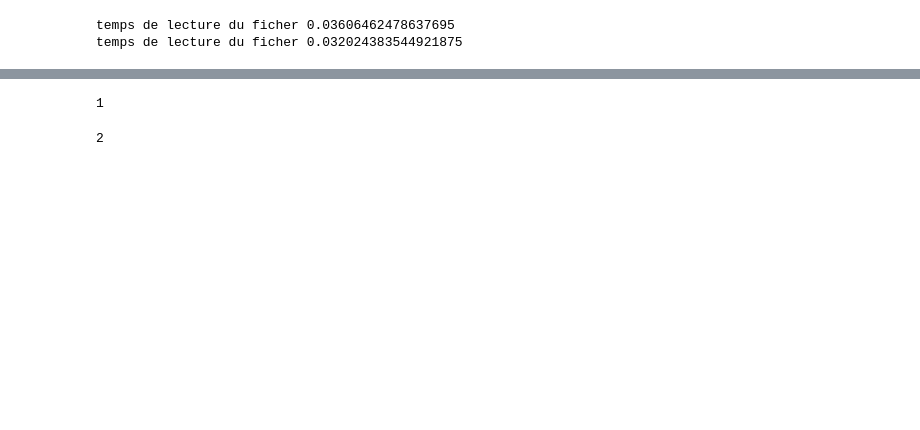
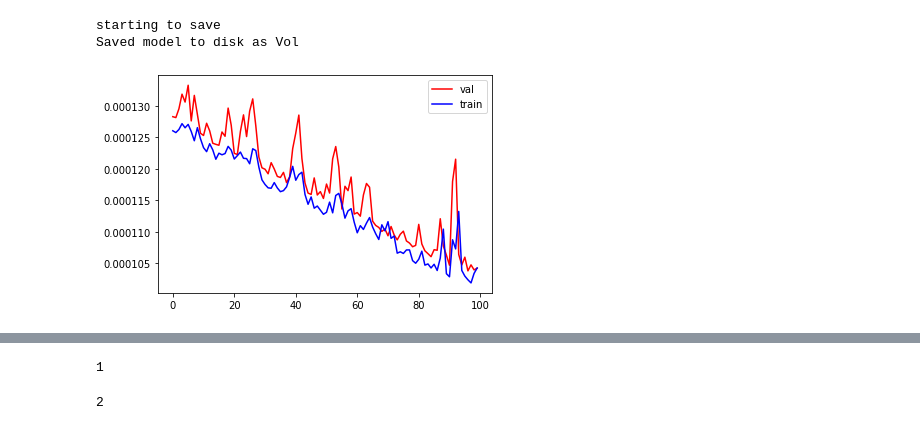
Before and after one commit to emergix/POC_Netap_Nvidia, a Jupyter notebook: ServerVersion.ipynb, the cells around one changed output, grey strips where cells are left out. Drawn from its saved outputs; the diff is of its cells as text; code cells hidden in the pictures; blank space fills up the shorter version.

```diff
--- a/ServerVersion.ipynb
+++ b/ServerVersion.ipynb
@@ -179,16 +189,19 @@ def InitialCalibration2(cnfigName, save = True):
 
     #model = keras.utils.multi_gpu_model(model, gpus = 1)
 
-    model.compile(loss = 'mse', optimizer = 'adam', metrics = ["accuracy"])
+    model.compile(loss = 'mse', optimizer = 'adam')
 
-    checkpointer = keras.callbacks.ModelCheckpoint(filepath = "BestWeights.hdf5",verbose=1,\
+    checkpointer = keras.callbacks.ModelCheckpoint(filepath = "BestWeights.hdf5", verbose = 0,\
                                                    save_best_only=True , monitor = 'loss')
     numpy.random.seed(3)
 
 
-    model.fit(params.X_train, params.Y_train, epochs = params.INITIAL_LEARNING_NB_EPOCH,\
+    history = model.fit(params.X_train, params.Y_train, epochs = params.INITIAL_LEARNING_NB_EPOCH,\
+              validation_data = (params.X_test, params.Y_test),\
               batch_size = params.BATCH_SIZE_PRINCIPAL,\
               verbose = params.VERBOSE_FLAG, shuffle = True, callbacks = [checkpointer])
+
+
 
     model.load_weights("BestWeights.hdf5")
 
@@ -208,12 +221,21 @@ def InitialCalibration2(cnfigName, save = True):
         _= joblib.dump(speclist , filename , compress = 9)
 
         print("Saved model to disk as " + cnfigName)
-    return model
+    return model, history.history
-# %% [output]
-temps de lecture du ficher 0.03606462478637695
-temps de lecture du ficher 0.032024383544921875
 # %%
-_ = InitialCalibration2('Vol')
+_, hist = InitialCalibration2('Vol')
+# %% [output]
+starting to save
+Saved model to disk as Vol
+# %%
+st = 900
+fin = 1000
+plt.plot(hist['val_loss'][st:fin], c = 'r', label = 'val')
+plt.plot(hist['loss'][st:fin], c = 'b', label = 'train')
+plt.legend()
+plt.show()
+# %% [output]
+[figure, added]
 # %%
 class DataGenerator_N(keras.utils.Sequence):
     'Generates data for Keras'
```
Also changed, not shown: parts of 10 cells of this notebook.
